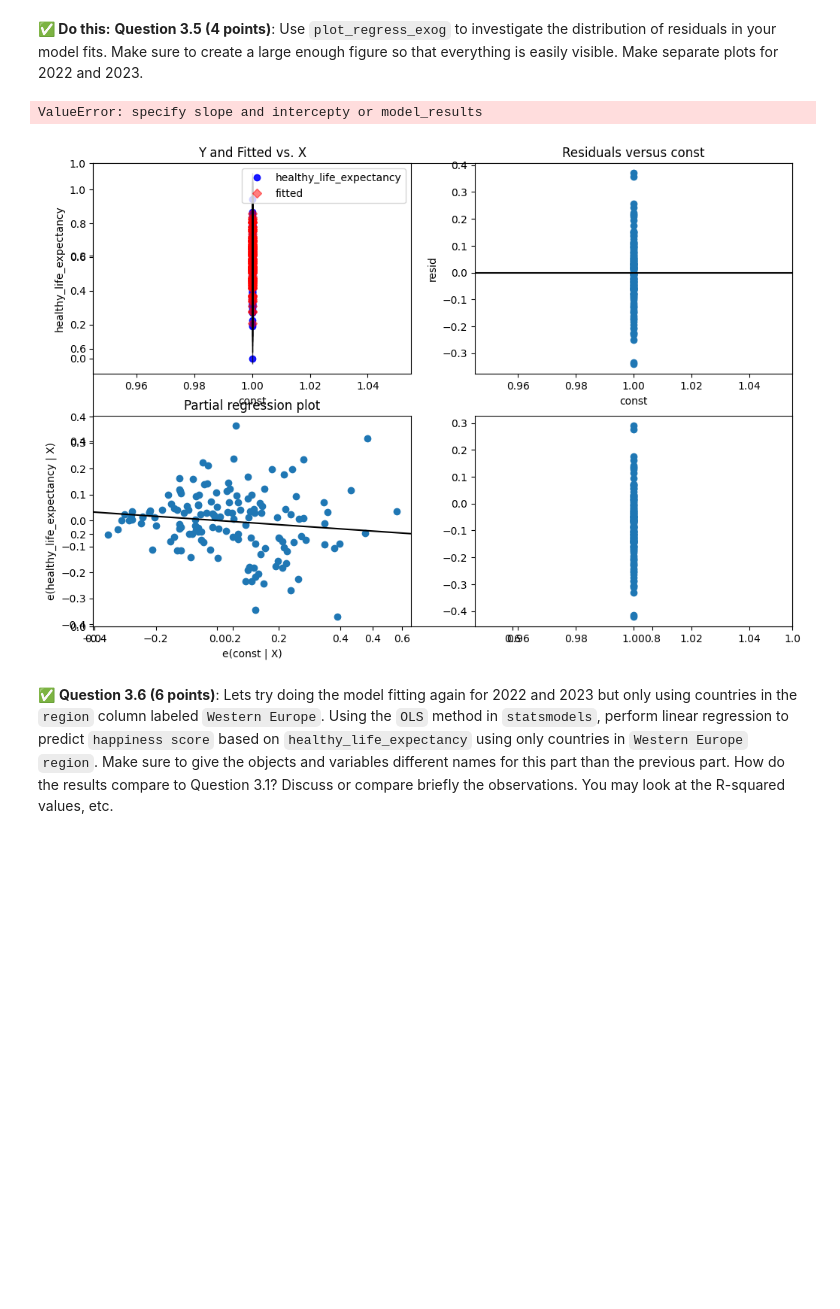
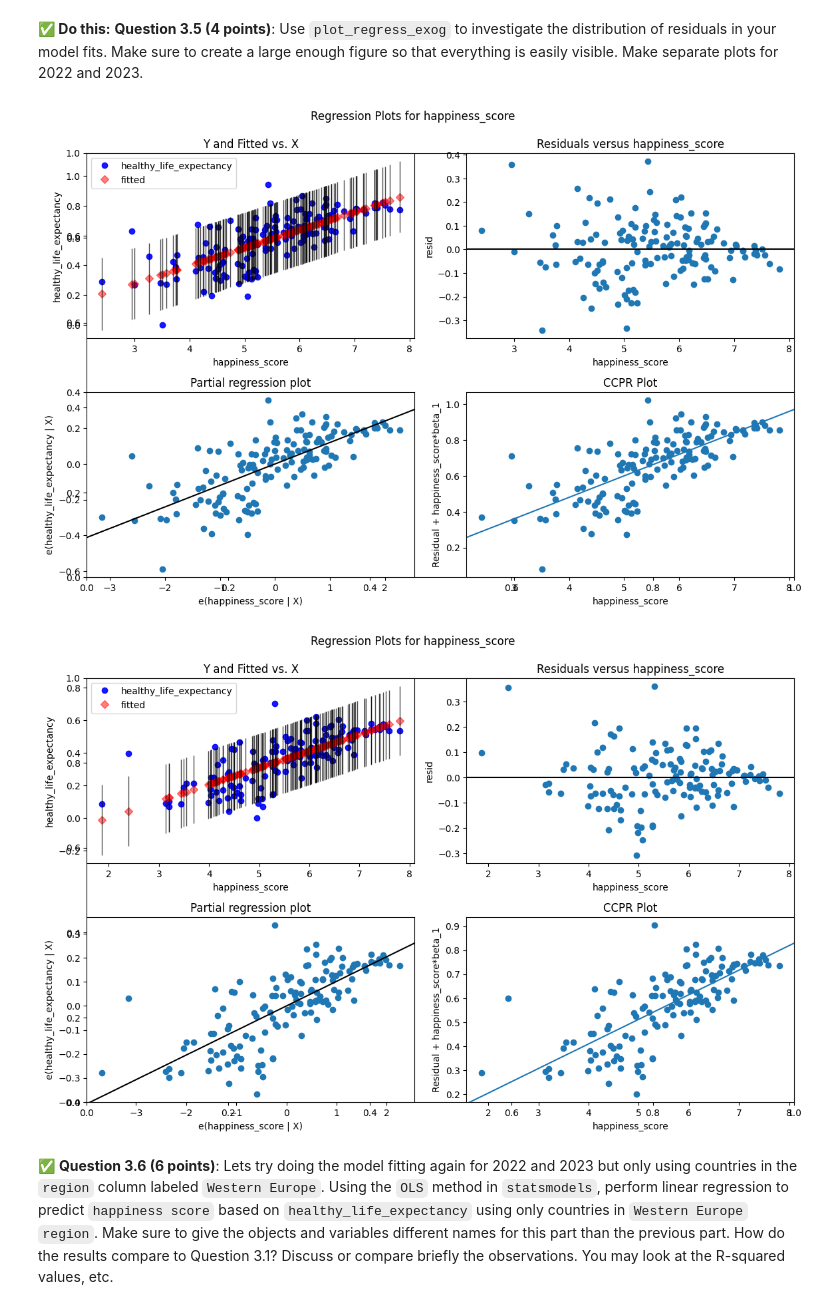
Before and after one commit to haileykuplerski/cmse202-s24-turnin, a Jupyter notebook: hw-03/HW-03_Regression-S24-Hailey_Kuplerski.ipynb, the cells around one changed output. Drawn from its saved outputs; the diff is of its cells as text; code cells hidden in the pictures; blank space fills up the shorter version.

```diff
--- a/hw-03/HW-03_Regression-S24-Hailey_Kuplerski.ipynb
+++ b/hw-03/HW-03_Regression-S24-Hailey_Kuplerski.ipynb
@@ -240,15 +240,15 @@ Text(0.5, 1.0, 'healthy_life_expectancy vs happiness_score for 2022 & 2023')
 # %%
 # Put code here.
 fig, ax = plt.subplots(figsize=(12, 8))
-fig1 = sm.graphics.plot_regress_exog(results22, 'const', fig=fig)
+fig1 = sm.graphics.plot_regress_exog(results22, 'happiness_score', fig=fig)
 plt.show()
 
 fig, ax = plt.subplots(figsize=(12, 8))
-fig2 = sm.graphics.plot_regress_exog(results23, 'const', fig=fig)
+fig2 = sm.graphics.plot_regress_exog(results23, 'happiness_score', fig=fig)
 plt.show()
 # %% [output]
-ValueError: specify slope and intercepty or model_results
-[figure, old version]
+[figure, new version]
+[figure, added]
 # %% [markdown]
 &#9989;  **Question 3.6 (6 points)**: Lets try doing the model fitting again for 2022 and 2023 but only using countries in the `region` column labeled `Western Europe`. Using the `OLS` method in `statsmodels`, perform linear regression to predict `happiness score` based on `healthy_life_expectancy` using only countries in `Western Europe` `region`. Make sure to give the objects and variables different names for this part than the previous part. How do the results compare to Question 3.1? Discuss or compare briefly the observations. You may look at the R-squared values, etc.
 # %%
```
Also changed, not shown: parts of 10 cells of this notebook.
